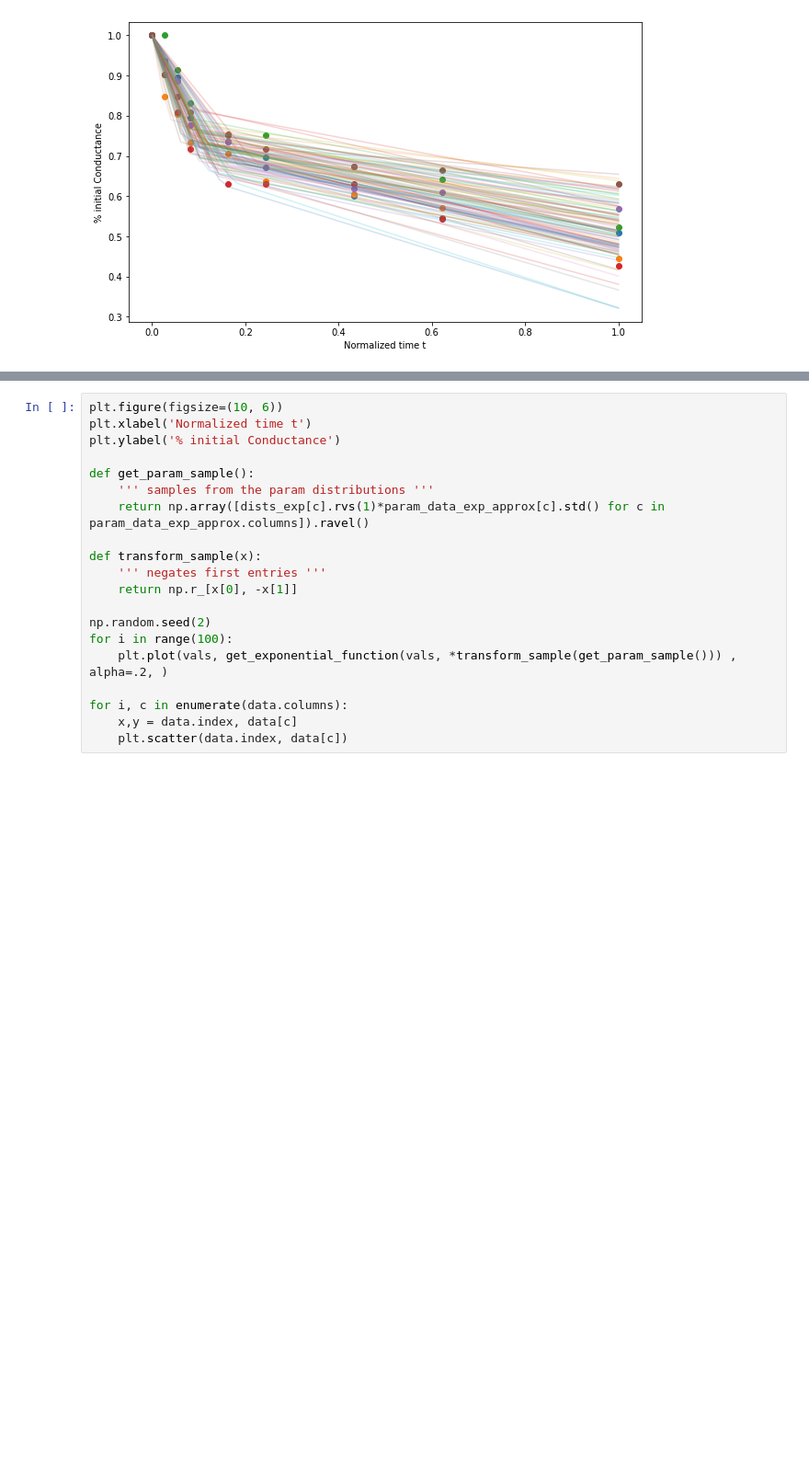
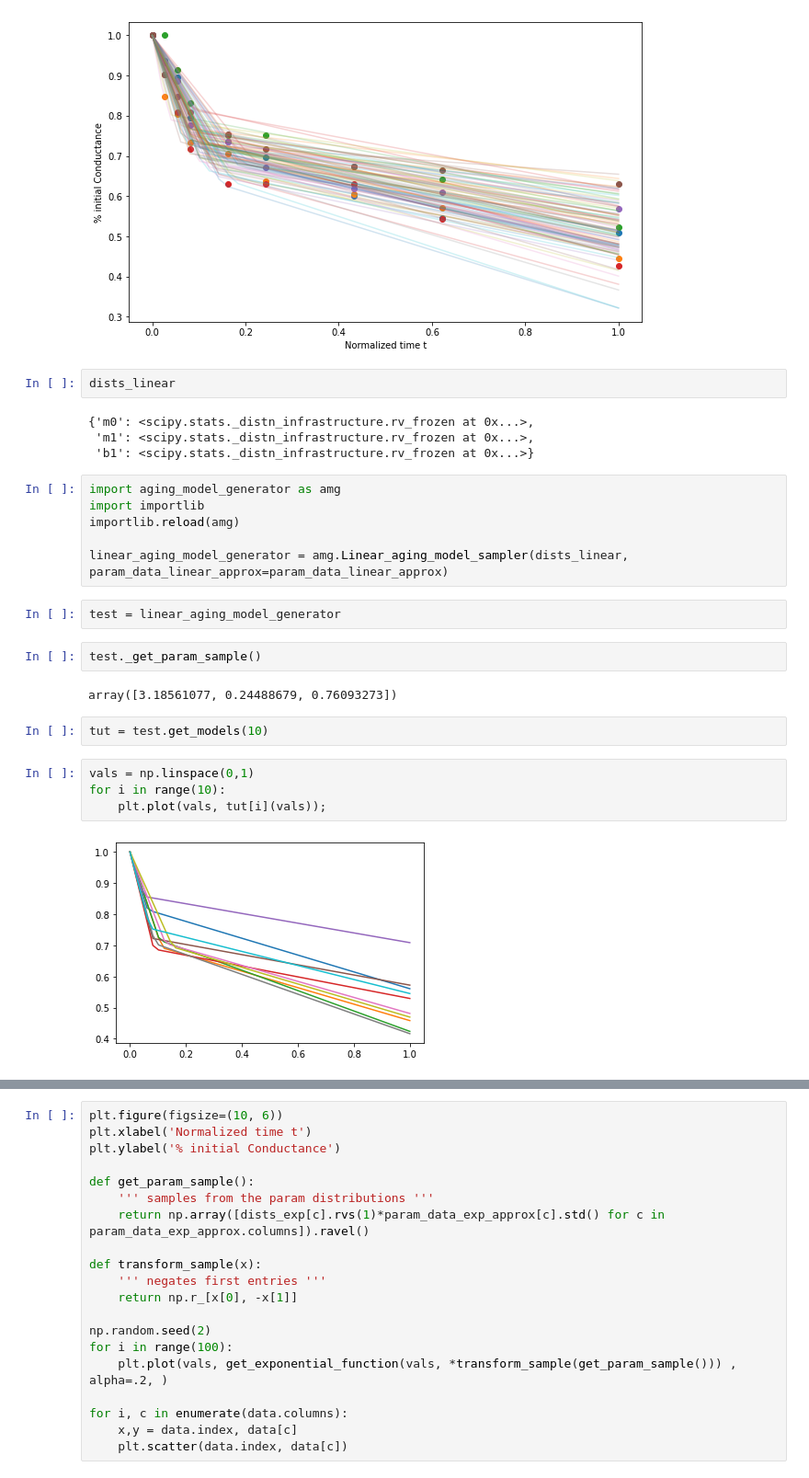
Before and after one commit to Neuromophic/Aging-aware-training, a Jupyter notebook: Aging Model/Aging Model double Linear.ipynb, the cells around one changed output, grey strips where cells are left out. Shown at 92% size. Saved outputs shown, nothing was run; the diff lists cells and outputs as text; blank space fills up the shorter version.

Commit message:
example of how to import an aging model

```diff
--- a/Aging Model/Aging Model double Linear.ipynb
+++ b/Aging Model/Aging Model double Linear.ipynb
@@ -205,3 +204,29 @@ for i, c in enumerate(data.columns):
     plt.scatter(data.index, data[c])
 # %% [output]
 [figure]
+# %%
+dists_linear
+# %% [output]
+{'m0': <scipy.stats._distn_infrastructure.rv_frozen at 0x...>,
+ 'm1': <scipy.stats._distn_infrastructure.rv_frozen at 0x...>,
+ 'b1': <scipy.stats._distn_infrastructure.rv_frozen at 0x...>}
+# %%
+import aging_model_generator as amg
+import importlib
+importlib.reload(amg)
+
+linear_aging_model_generator = amg.Linear_aging_model_sampler(dists_linear, param_data_linear_approx=param_data_linear_approx)
+# %%
+test = linear_aging_model_generator
+# %%
+test._get_param_sample()
+# %% [output]
+array([3.18561077, 0.24488679, 0.76093273])
+# %%
+tut = test.get_models(10)
+# %%
+vals = np.linspace(0,1)
+for i in range(10):
+    plt.plot(vals, tut[i](vals));
+# %% [output]
+[figure, added]
```
Also changed, not shown: parts of 6 cells of this notebook, 5 other files.
